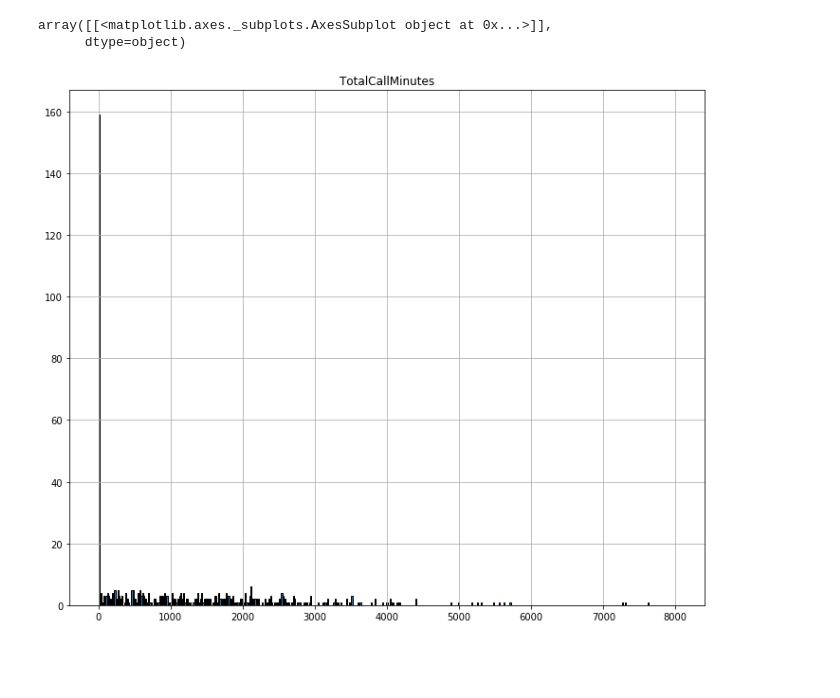
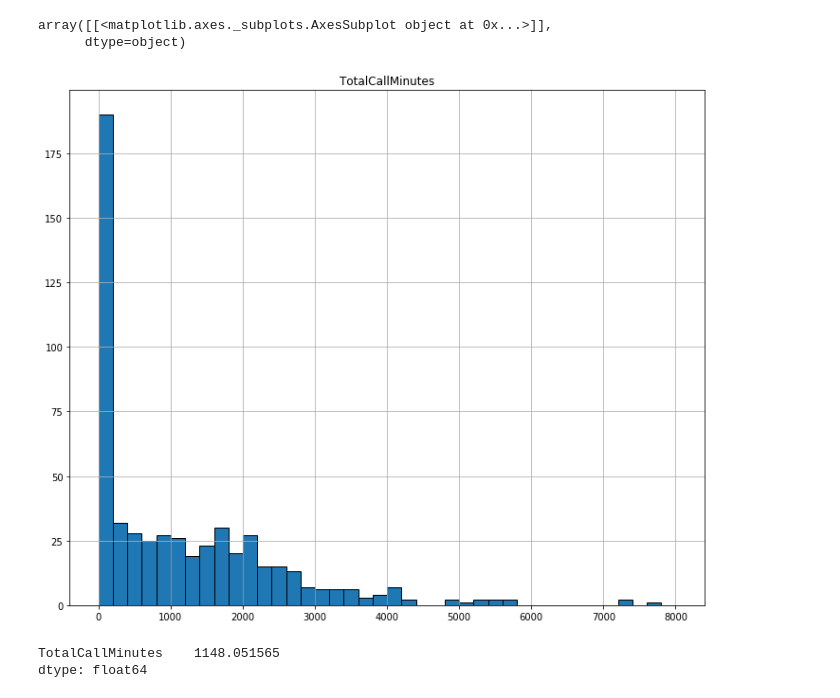
Before and after one commit to UNCG-CSE/G_Suite_Metrics, a Jupyter notebook: src/Anusha/Point Estimates_GoogleMeet_TotalCallMinutes.ipynb, the cells around one changed output. Drawn from its saved outputs; the diff is of its cells as text; code cells hidden in the pictures; blank space fills up the shorter version.

```diff
--- a/src/Anusha/Point Estimates_GoogleMeet_TotalCallMinutes.ipynb
+++ b/src/Anusha/Point Estimates_GoogleMeet_TotalCallMinutes.ipynb
@@ -11,9 +11,15 @@ data_path2 = "C:/Users/Anusha/Documents/Copied on 9_26_19/Fall 2019/Data Science
 data2 = pd.read_csv(data_path2)
 data2['time'] = pd.to_datetime(data2['time'],utc=True)
 data2.set_index('time', inplace=True)
+data2['TotalCallMinutes'].fillna(0, inplace = True)
 # %%
-pd.DataFrame(data2).hist(range=(0,8000), bins=543, ec='black', figsize=(12,10))
+pd.DataFrame(data2).hist(range=(0,8000), bins=40, ec='black', figsize=(12,10))
 # %% [output]
 array([[<matplotlib.axes._subplots.AxesSubplot object at 0x...>]],
       dtype=object)
-[figure, old version]
+[figure, new version]
+# %%
+data2.mean()
+# %% [output]
+TotalCallMinutes    1148.051565
+dtype: float64
```
Also changed, not shown: parts of 29 cells of this notebook.
